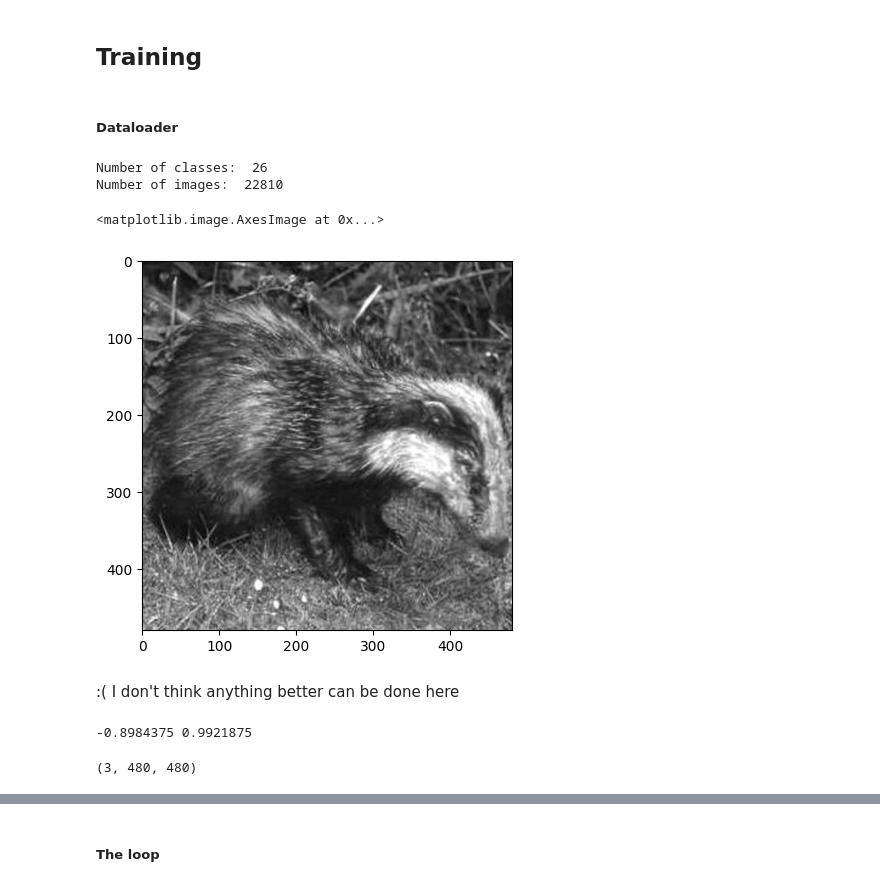
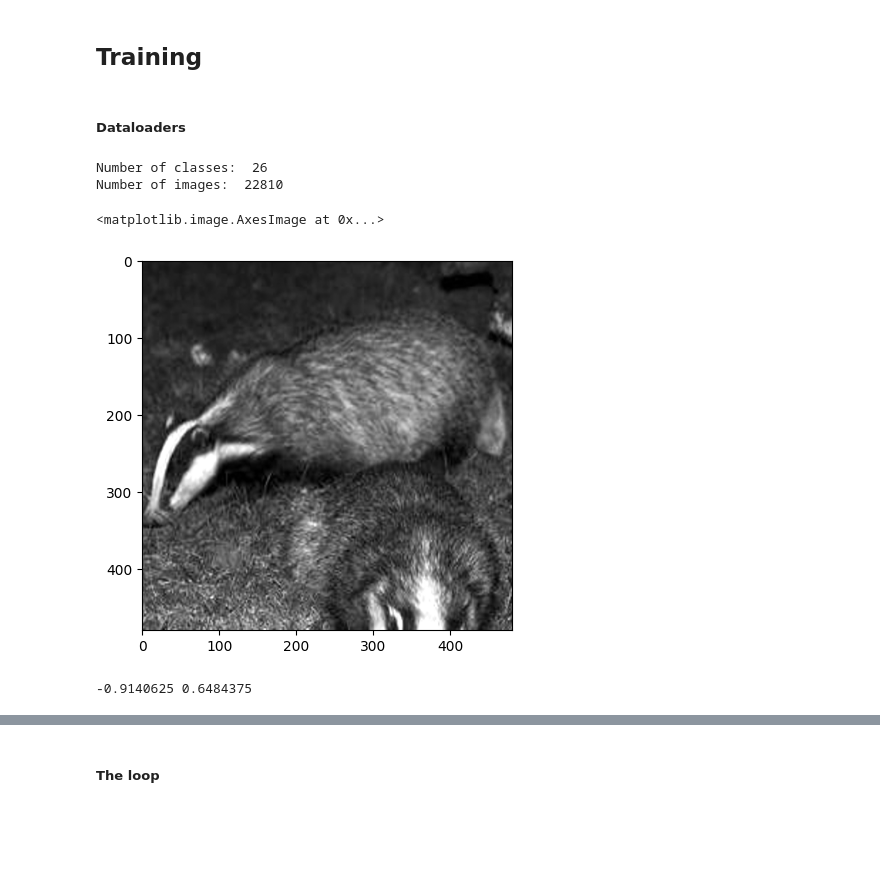
Before and after one commit to PLKplkPLK/mgr, a Jupyter notebook: fine_tuning/speciesnet_head/finetuning.ipynb, the cells around one changed output, grey strips where cells are left out. Drawn from its saved outputs; the diff is of its cells as text; code cells hidden in the pictures; blank space fills up the shorter version.

```diff
--- a/fine_tuning/speciesnet_head/finetuning.ipynb
+++ b/fine_tuning/speciesnet_head/finetuning.ipynb
@@ -179,44 +148,49 @@ class SpeciesnetPolish(nn.Module):
 # %% [markdown]
 ## Training
 # %% [markdown]
-##### Dataloader
+##### Dataloaders
 # %%
 IMG_SIZE = 480
-BATCH_SIZE = 24
+BATCH_SIZE = 100
 VALID_EXT = (".jpg", ".jpeg", ".png", ".bmp", ".webp")
 # %%
 # Filter: accept only files inside pictures_cropped
 def is_valid_image(path):
     dirname = os.path.basename(os.path.dirname(path))
     return dirname == "pictures_cropped" and path.lower().endswith(VALID_EXT)
 
+training_data_transforms = transforms.Compose([
+        transforms.Resize((IMG_SIZE, IMG_SIZE), interpolation=transforms.InterpolationMode.BICUBIC),
+        transforms.RandomHorizontalFlip(),
+        transforms.ColorJitter(
+            brightness=0.2,
+            contrast=0.2,
+            saturation=0.2,
+            hue=0.05,
+        ),
+        transforms.ToTensor()
+    ])
+
 dataset = datasets.ImageFolder(
     root="../../data",
-    transform=transforms.Compose([
-        transforms.Resize((IMG_SIZE, IMG_SIZE), interpolation=transforms.InterpolationMode.BICUBIC),
-        transforms.ToTensor()
-    ]),
+    transform=training_data_transforms,
     is_valid_file=is_valid_image,
 )
 print('Number of classes: ', len(dataset.classes))
 print('Number of images: ', len(dataset))
 
 dataloader = DataLoader(
     dataset,
     batch_size=BATCH_SIZE,
     shuffle=True,
     num_workers=4,
     pin_memory=True
 )
+
+import matplotlib.pyplot as plt
+plt.imshow(dataset[308][0].numpy()[1], cmap='gray')
 # %% [output]
 Number of classes:  26
 Number of images:  22810
+<matplotlib.image.AxesImage at 0x...>
+[figure, added]
-# %%
-import matplotlib.pyplot as plt
-
-plt.imshow(dataset[100][0].numpy()[0], cmap='gray')
-# %% [output]
-<matplotlib.image.AxesImage at 0x...>
-[figure, removed]
-# %% [markdown]
-:( I don't think anything better can be done here
@@ -225,8 +202,4 @@ img = dataset[0][0].numpy()
 internal = img * scale + offset
 print(internal.min(), internal.max())
 # %% [output]
--0.8984375 0.9921875
+-0.9140625 0.6484375
-# %%
-img.shape
-# %% [output]
-(3, 480, 480)
```
Also changed, not shown: parts of 19 cells of this notebook, 10 other files.
